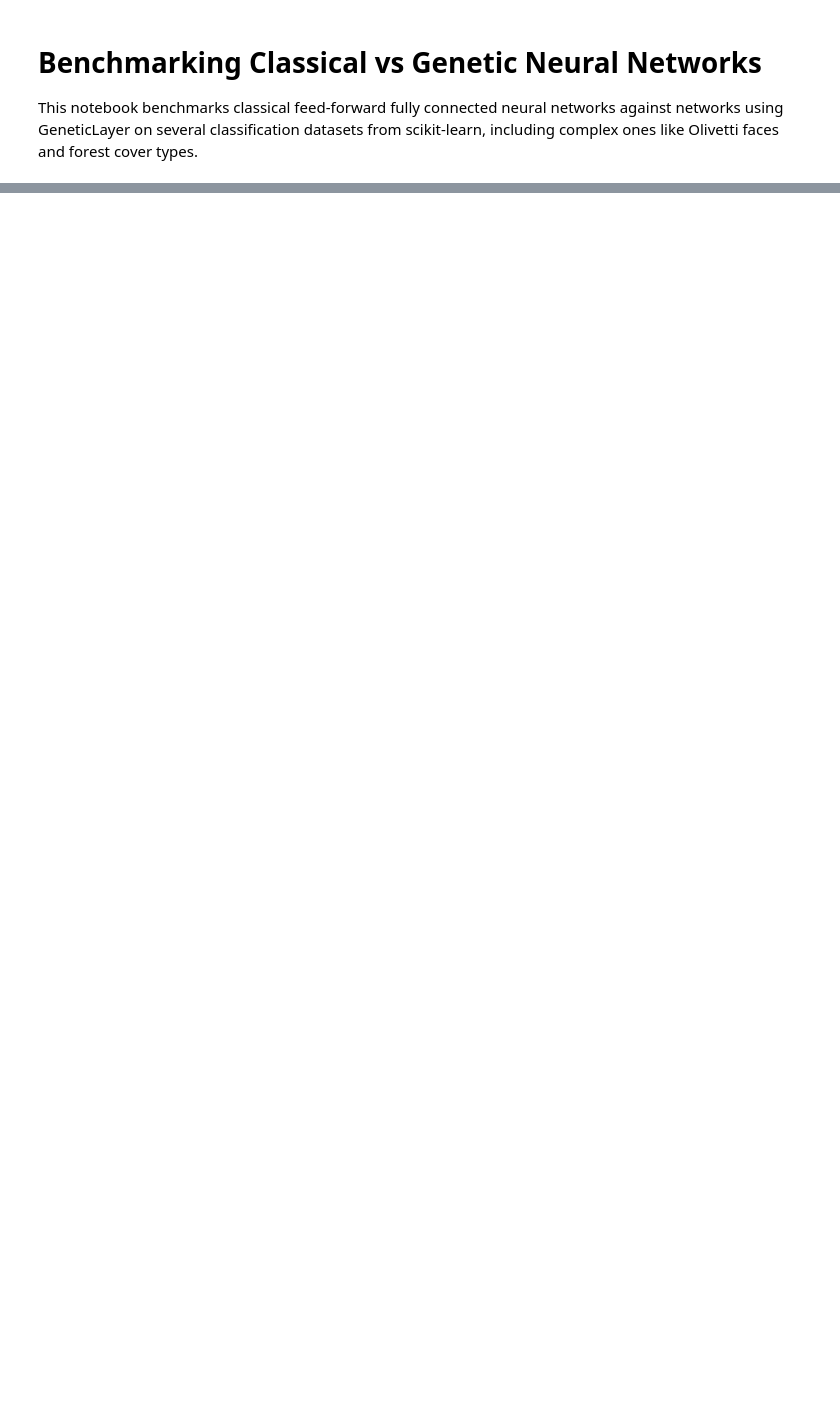
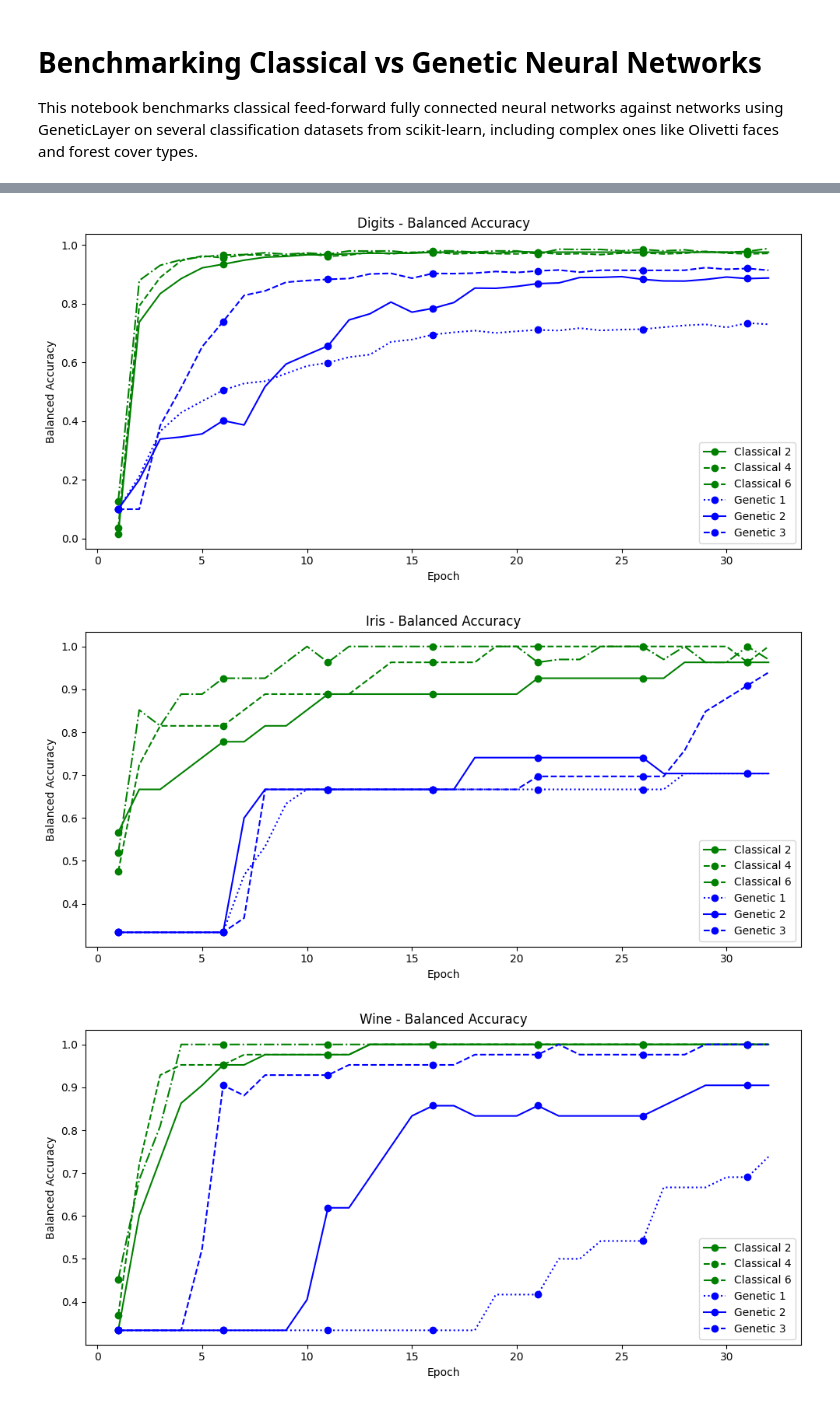
Before and after one commit to danube-ai/pikaia, a Jupyter notebook: examples/genetic_layer.ipynb, the cells around one changed output, grey strips where cells are left out. Drawn from its saved outputs; the diff is of its cells as text; code cells hidden in the pictures; blank space fills up the shorter version.

```diff
--- a/examples/genetic_layer.ipynb
+++ b/examples/genetic_layer.ipynb
@@ -81,6 +94,6 @@ for name, data in datasets.items():
 # %%
 # Define depths for each architecture
-classical_depths = [2, 4, 6, 8]
-genetic_heads = [1, 2, 3, 4]
-max_epochs = 64
+classical_depths = [2, 4, 6]
+genetic_heads = [1, 2, 3]
+max_epochs = 32
 results = {}
@@ -87,5 +102,9 @@ results = {}
 # %%
 # Train networks for each dataset, depth, and architecture
+pbar_datasets = tqdm(total=len(processed_datasets), desc="Datasets")
+pbar_classical = tqdm(total=len(processed_datasets) * len(classical_depths), desc="Classical")
+pbar_genetic = tqdm(total=len(processed_datasets) * len(genetic_heads), desc="Genetic")
+
 for dataset_name, data in processed_datasets.items():
     input_size = data["input_size"]
     output_size = data["output_size"]
@@ -99,6 +118,7 @@ for dataset_name, data in processed_datasets.items():
             classical_model, train_loader, val_loader, max_epochs=max_epochs
         )
         results[f"{dataset_name}_classical_{depth}"] = classical_metrics
+        pbar_classical.update(1)
 
     for n_heads in genetic_heads:
         # Genetic network
@@ -107,3 +127,10 @@ for dataset_name, data in processed_datasets.items():
             genetic_model, train_loader, val_loader, max_epochs=max_epochs
         )
         results[f"{dataset_name}_genetic_{n_heads}"] = genetic_metrics
+        pbar_genetic.update(1)
+
+    pbar_datasets.update(1)
+
+pbar_datasets.close()
+pbar_classical.close()
+pbar_genetic.close()
@@ -110,72 +141,50 @@ for dataset_name, data in processed_datasets.items():
 # %%
-# Plot comparisons
 datasets_list = list(processed_datasets.keys())
 models = [("classical", depth) for depth in classical_depths] + [
     ("genetic", n_heads) for n_heads in genetic_heads
 ]
 
 for dataset in datasets_list:
-    fig, axes = plt.subplots(1, 2, figsize=(20, 5))
+    fig, ax = plt.subplots(1, 1, figsize=(10, 5))
 
-    # First subplot: Loss curves
-    axes[0].set_title(f"{dataset.capitalize()} - Training and Validation Loss")
-    axes[0].set_xlabel("Epoch")
-    axes[0].set_ylabel("Loss")
-
-    # Second subplot: Balanced Accuracy
-    axes[1].set_title(f"{dataset.capitalize()} - Balanced Accuracy")
-    axes[1].set_xlabel("Epoch")
-    axes[1].set_ylabel("Balanced Accuracy")
+    # Balanced Accuracy
+    ax.set_title(f"{dataset.capitalize()} - Balanced Accuracy")
+    ax.set_xlabel("Epoch")
+    ax.set_ylabel("Balanced Accuracy")
 
     colors = {"classical": "green", "genetic": "blue"}
-    linestyles = ["-"] * len(models)  # Same linestyle for all
-    markers = ["o", "s", "^", "D", "o", "s", "^", "D"]  # Same shapes for corresponding indices
+    # Different linestyles for each model
+    linestyles = ["-", "--", "-.", ":", "-", "--", "-.", ":"]
+    # Same marker for all to avoid confusion
+    markers = ["o"] * len(models)
 
     for i, (arch, depth) in enumerate(models):
         key = f"{dataset}_{arch}_{depth}"
         metrics = results[key]
 
         epochs = range(1, len(metrics["train_loss_history"]) + 1)
 
         color = colors[arch]
         linestyle = linestyles[i]
         marker = markers[i]
 
-        # Plot training loss
-        axes[0].plot(
-            epochs,
-            metrics["train_loss_history"],
-            color=color,
-            linestyle=linestyle,
-            marker=marker,
-            markevery=5,  # Marker every 5 epochs for clarity
-            label=f"{arch.capitalize()} {depth} - Train",
-        )
-
-        # Plot validation loss
-        axes[0].plot(
-            epochs,
-            metrics["val_loss_history"][: len(epochs)],
-            color=color,
-            linestyle=linestyle,
-            marker=marker,
-            markevery=5,
-            label=f"{arch.capitalize()} {depth} - Val",
-        )
-
         # Plot balanced accuracy
-        axes[1].plot(
+        ax.plot(
             epochs,
             metrics["val_bal_acc_history"][: len(epochs)],
             color=color,
             linestyle=linestyle,
             marker=marker,
             markevery=5,
             label=f"{arch.capitalize()} {depth}",
         )
 
-    axes[0].legend()
-    axes[1].legend()
+    ax.legend()
 
     plt.tight_layout()
+    plt.savefig(f"artefacts/genetic_layer_balanced_accuracy_{dataset}.png")
     plt.show()
+# %% [output]
+[figure, added]
+[figure, added]
+[figure, added]
```
Also changed, not shown: parts of 15 cells of this notebook, 17 other files.
